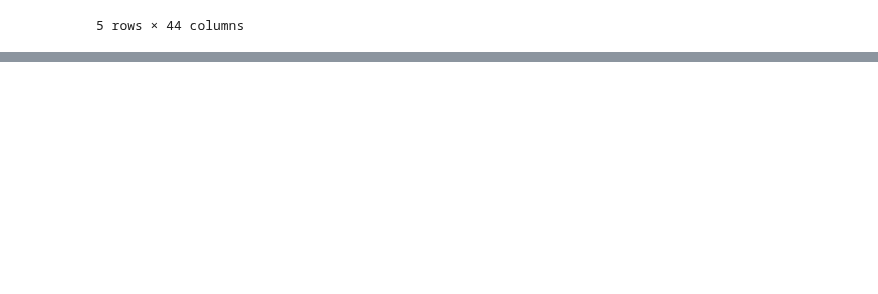
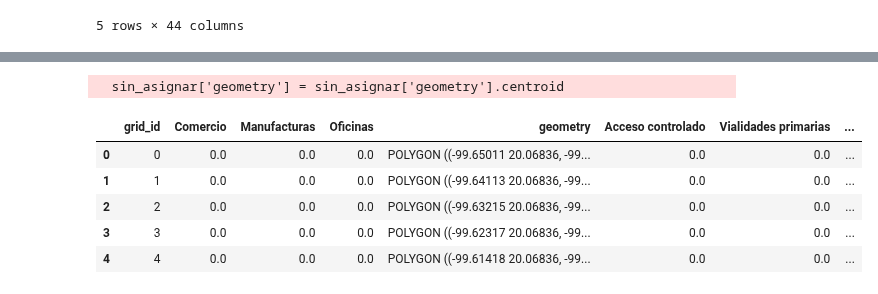
Before and after one commit to CentroGeo/pyLandUseMX, a Jupyter notebook: nbs/tutoriales/zona_metro.ipynb, the cells around one changed output, grey strips where cells are left out. Saved outputs shown, nothing was run; the diff lists cells and outputs as text; code cells hidden in the pictures; blank space fills up the shorter version.

```diff
--- a/nbs/tutoriales/zona_metro.ipynb
+++ b/nbs/tutoriales/zona_metro.ipynb
@@ -126,0 +154,21 @@ NameError: name 'usos' is not defined
+# %%
+pth_manzanas = os.path.join(DOWNLOADS_PATH, 'manzanas_datos.gpkg')
+manzanas = gpd.read_file(pth_manzanas)
+crs_original = malla.crs
+malla = (malla
+         .to_crs(manzanas.crs)
+         .agrega_manzanas(manzanas, {'VIVPAR_HAB': 'sum',
+                                     'VPH_AUTOM': 'sum',
+                                     'POBTOT': 'sum'},
+                                    'centro')
+         .to_crs(crs_original)
+        )
+malla.datos.head()
+# %% [output]
+  sin_asignar['geometry'] = sin_asignar['geometry'].centroid
+|  | grid_id | Comercio | Manufacturas | Oficinas | geometry | Acceso controlado | Vialidades primarias | ... |
+| 0 | 0 | 0.0 | 0.0 | 0.0 | POLYGON ((-99.65011 20.06836, -99... | 0.0 | 0.0 | ... |
+| 1 | 1 | 0.0 | 0.0 | 0.0 | POLYGON ((-99.64113 20.06836, -99... | 0.0 | 0.0 | ... |
+| 2 | 2 | 0.0 | 0.0 | 0.0 | POLYGON ((-99.63215 20.06836, -99... | 0.0 | 0.0 | ... |
+| 3 | 3 | 0.0 | 0.0 | 0.0 | POLYGON ((-99.62317 20.06836, -99... | 0.0 | 0.0 | ... |
+| 4 | 4 | 0.0 | 0.0 | 0.0 | POLYGON ((-99.61418 20.06836, -99... | 0.0 | 0.0 | ... |
```
Also changed, not shown: parts of 9 cells of this notebook.
